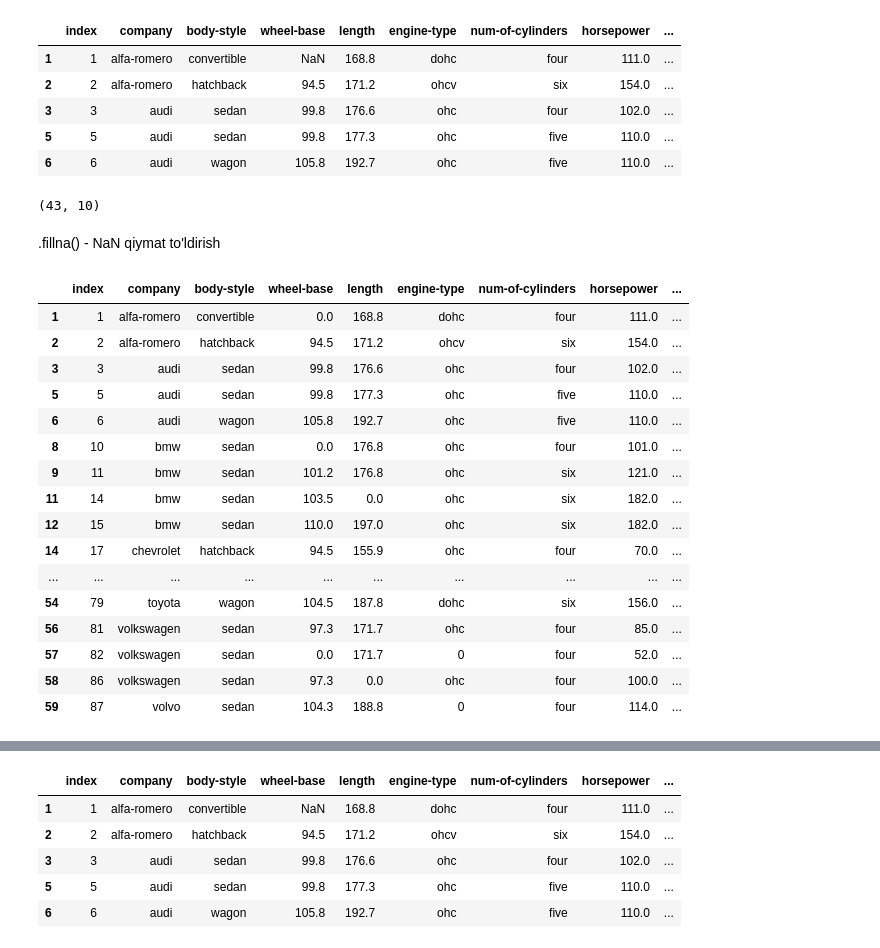
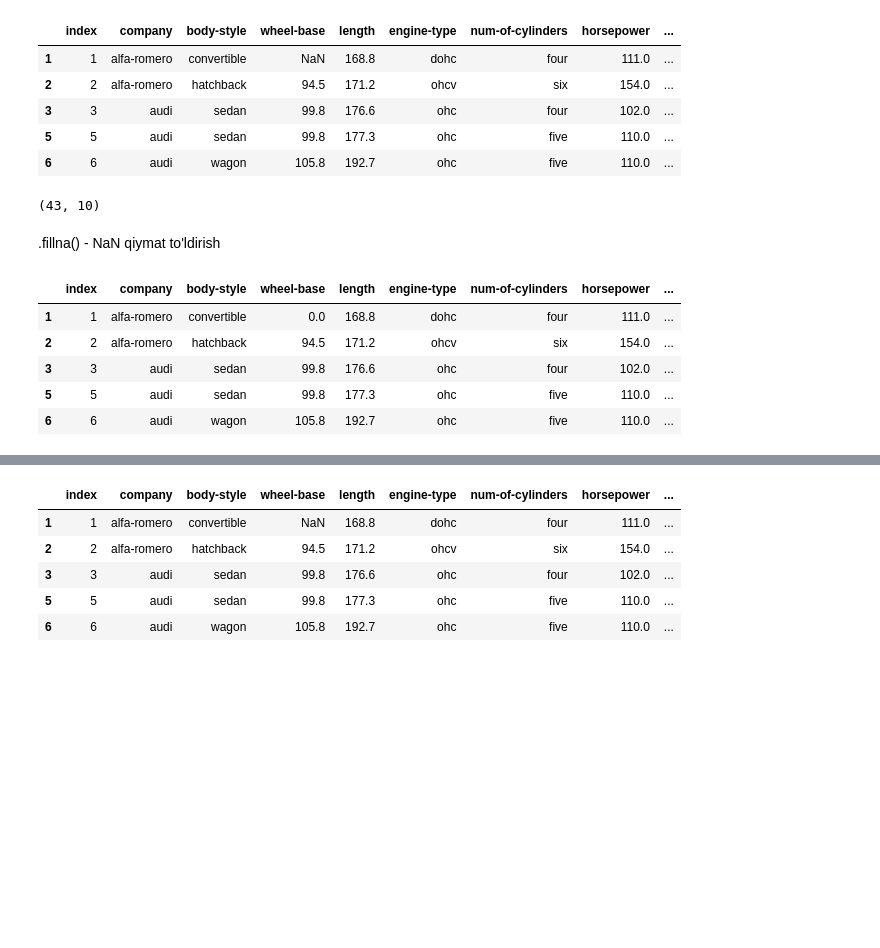
Before and after one commit to Muchee-ai/Data-preparation, a Jupyter notebook: Data-prep.ipynb, the cells around one changed output, grey strips where cells are left out. Drawn from its saved outputs; the diff is of its cells as text; code cells hidden in the pictures; blank space fills up the shorter version.

```diff
--- a/Data-prep.ipynb
+++ b/Data-prep.ipynb
@@ -145,30 +145,21 @@ df.head()
 | 3 | 3 | audi | sedan | 99.8 | 176.6 | ohc | four | 102.0 | ... |
 | 5 | 5 | audi | sedan | 99.8 | 177.3 | ohc | five | 110.0 | ... |
 | 6 | 6 | audi | wagon | 105.8 | 192.7 | ohc | five | 110.0 | ... |
-# %%
-df.shape
-# %% [output]
-(43, 10)
+# %%
+
+df.shape
+# %% [output]
+(43, 10)
 # %% [markdown]
 .fillna() - NaN qiymat to'ldirish
 # %%
-df.fillna(0) #barcha NaN qiymatlarni 0 bn to'ldirish
+df.fillna(0, inplace=True) #barcha NaN qiymatlarni 0 bn to'ldirish
+df.head()
 # %% [output]
 |  | index | company | body-style | wheel-base | length | engine-type | num-of-cylinders | horsepower | ... |
 | 1 | 1 | alfa-romero | convertible | 0.0 | 168.8 | dohc | four | 111.0 | ... |
 | 2 | 2 | alfa-romero | hatchback | 94.5 | 171.2 | ohcv | six | 154.0 | ... |
 | 3 | 3 | audi | sedan | 99.8 | 176.6 | ohc | four | 102.0 | ... |
 | 5 | 5 | audi | sedan | 99.8 | 177.3 | ohc | five | 110.0 | ... |
 | 6 | 6 | audi | wagon | 105.8 | 192.7 | ohc | five | 110.0 | ... |
-| 8 | 10 | bmw | sedan | 0.0 | 176.8 | ohc | four | 101.0 | ... |
-| 9 | 11 | bmw | sedan | 101.2 | 176.8 | ohc | six | 121.0 | ... |
-| 11 | 14 | bmw | sedan | 103.5 | 0.0 | ohc | six | 182.0 | ... |
-| 12 | 15 | bmw | sedan | 110.0 | 197.0 | ohc | six | 182.0 | ... |
-| 14 | 17 | chevrolet | hatchback | 94.5 | 155.9 | ohc | four | 70.0 | ... |
-| ... | ... | ... | ... | ... | ... | ... | ... | ... | ... |
-| 54 | 79 | toyota | wagon | 104.5 | 187.8 | dohc | six | 156.0 | ... |
-| 56 | 81 | volkswagen | sedan | 97.3 | 171.7 | ohc | four | 85.0 | ... |
-| 57 | 82 | volkswagen | sedan | 0.0 | 171.7 | 0 | four | 52.0 | ... |
-| 58 | 86 | volkswagen | sedan | 97.3 | 0.0 | ohc | four | 100.0 | ... |
-| 59 | 87 | volvo | sedan | 104.3 | 188.8 | 0 | four | 114.0 | ... |
 # %%
```
Also changed, not shown: parts of 6 cells of this notebook.
